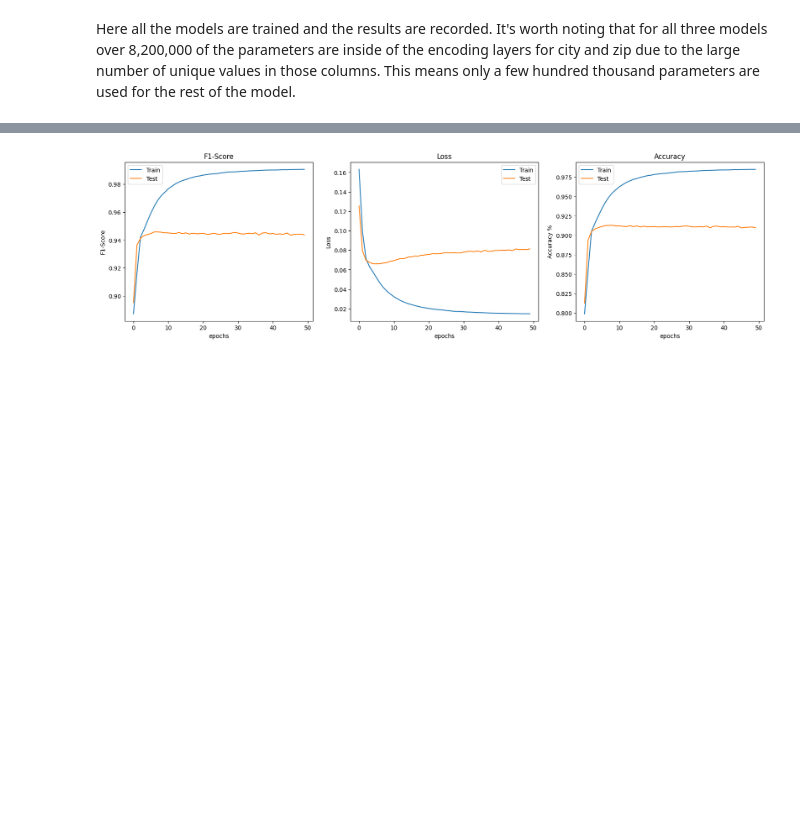
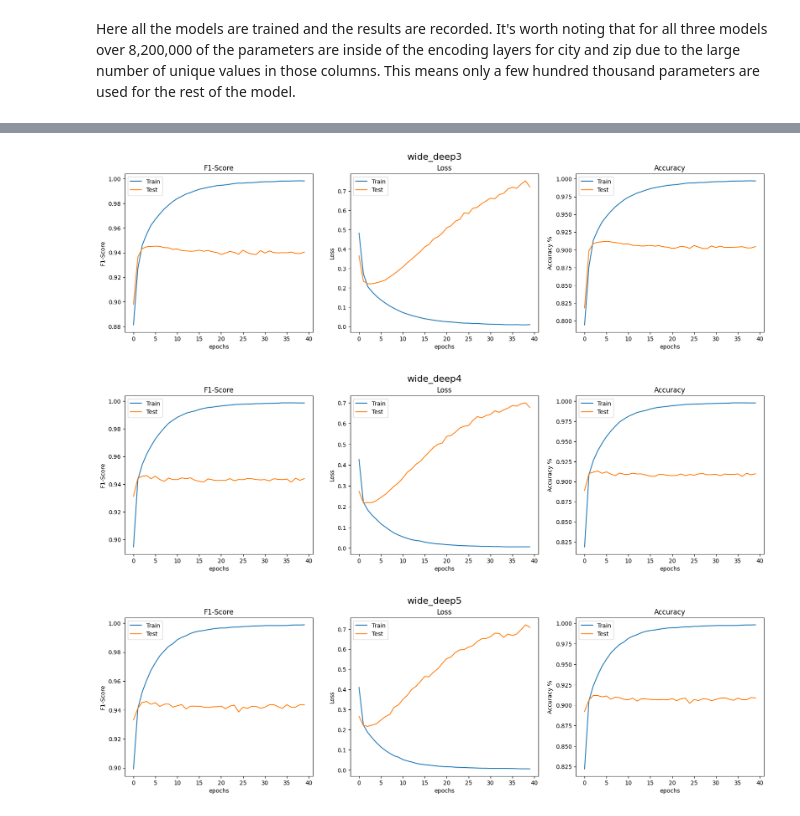
Before and after one commit to MarkBrub/ML_Python, a Jupyter notebook: Labs/Lab5.ipynb, the cells around one changed output, grey strips where cells are left out. Saved outputs shown, nothing was run; the diff lists cells and outputs as text; code cells hidden in the pictures; blank space fills up the shorter version.

```diff
--- a/Labs/Lab5.ipynb
+++ b/Labs/Lab5.ipynb
@@ -473,18 +480,21 @@ all_deep_branch_outputs.append(x_dense)
 # %% [markdown]
 The initial layers are the same for every model run.
 # %%
-# merge the deep branches together
-deep_branch = concatenate(all_deep_branch_outputs,name='concat_embeds')
-deep_branch = Dense(units=128,activation='relu', name='deep1')(deep_branch)
-deep_branch = Dense(units=64,activation='relu', name='deep2')(deep_branch)
-deep_branch = Dense(units=32,activation='relu', name='deep3')(deep_branch)
+def generate_final_layers(input_crossed, input_cat, input_num, all_deep_branch_outputs, wide_branch, deep_layer_sizes, name):
+    # now concatenate the outputs and add a fully connected layer
+    deep_branch = concatenate(all_deep_branch_outputs, name='deep_concat')
+    for idx, layer_size in enumerate(deep_layer_sizes):
+        deep_branch = Dense(units=layer_size, activation='relu',name='deep_'+str(idx))(deep_branch)
 
-# merge the deep and wide branch
-final_branch = concatenate([wide_branch, deep_branch],
-                           name='concat_deep_wide')
-final_branch = Dense(units=1,activation='sigmoid',
-                     name='combined')(final_branch)
+    # now concatenate the two branches
+    # merge the deep and wide branch
+    final_branch = concatenate([wide_branch, deep_branch],
+                            name='concat_deep_wide')
+    final_branch = Dense(units=1,activation='sigmoid',
+                        name='combined')(final_branch)
 
-model_wide_deep3 = Model(   inputs=[input_crossed,input_cat,input_num],
-                            outputs=final_branch,
-                            name='wide_deep3')
+    model = Model(   inputs=[input_crossed, input_cat, input_num],
+                                outputs=final_branch,
+                                name=name)
+
+    return model
@@ -510 +503,12 @@ model_wide_deep4 = Model(   inputs=[input_crossed,input_cat,input_num],
+# %%
+deep_layer_sizes = [[128, 64, 32], [256, 128, 64, 32], [256, 256, 128, 64, 32]]
+model_names = ['wide_deep3', 'wide_deep4', 'wide_deep5']
+
+# create a list to store the models
+models = []
+
+for layer_sizes, name in zip(deep_layer_sizes, model_names):
+    input_crossed, input_cat, input_num, all_deep_branch_outputs, wide_branch = generate_input_layers()
+    model = generate_final_layers(input_crossed, input_cat, input_num, all_deep_branch_outputs, wide_branch, layer_sizes, name)
+    models.append(model)
 # %% [markdown]
@@ -629,5 +607,9 @@ print(mt.classification_report(y_test, yhat_rounded))
 weighted avg       0.91      0.91      0.91    134435
-# %%
-plot_history(history)
-# %% [output]
-[figure, removed]
+# %%
+# plot the history of the models
+for history, name in zip(histories, model_names):
+    plot_history(history, name)
+# %% [output]
+[figure, added]
+[figure, added]
+[figure, added]
```
Also changed, not shown: parts of 15 cells of this notebook, 5 other files.
